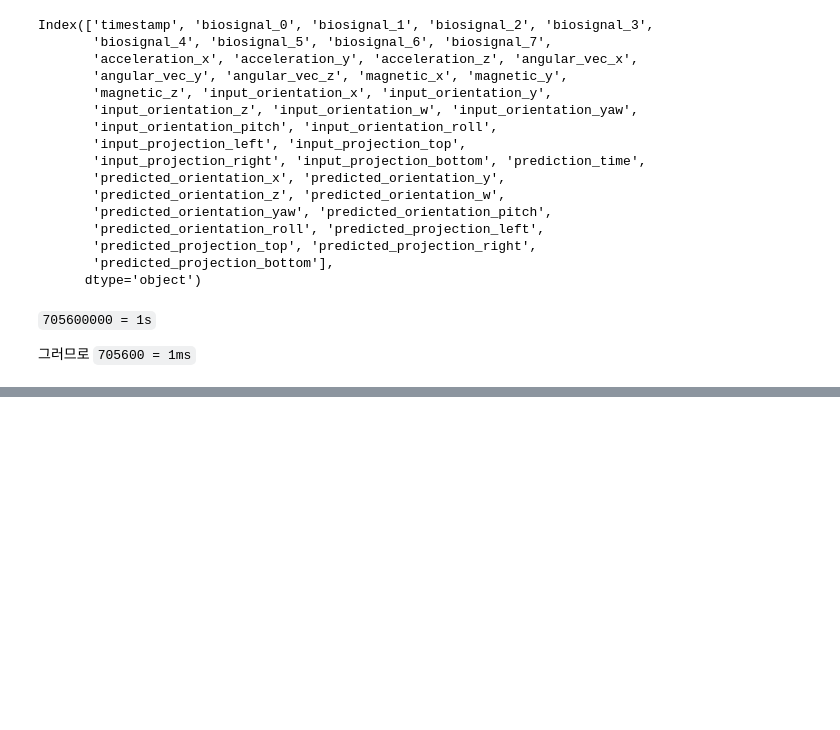
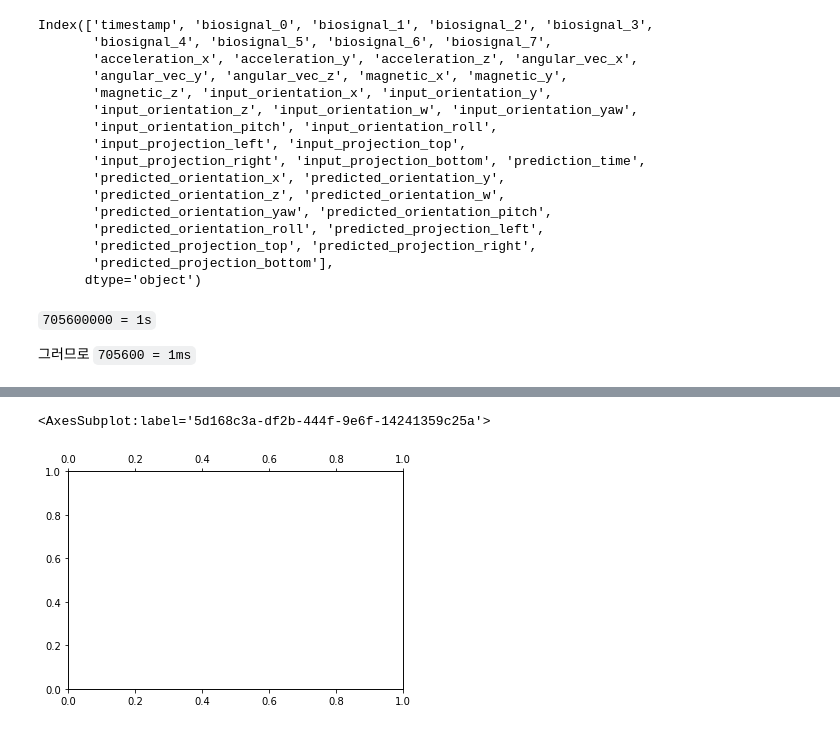
Before and after one commit to Kitsunetic/head-project, a Jupyter notebook: 신호기록에 시차가 있는거같다2.ipynb, the cells around one changed output, grey strips where cells are left out. Drawn from its saved outputs; the diff is of its cells as text; code cells hidden in the pictures; blank space fills up the shorter version.

```diff
--- a/신호기록에 시차가 있는거같다2.ipynb
+++ b/신호기록에 시차가 있는거같다2.ipynb
@@ -115,0 +153,5 @@ plot(csv.input_orientation_roll)
+# %%
+plt.twiny()
+# %% [output]
+<AxesSubplot:label='5d168c3a-df2b-444f-9e6f-14241359c25a'>
+[figure, added]
```
Also changed, not shown: parts of 13 cells of this notebook, 42 other files.
